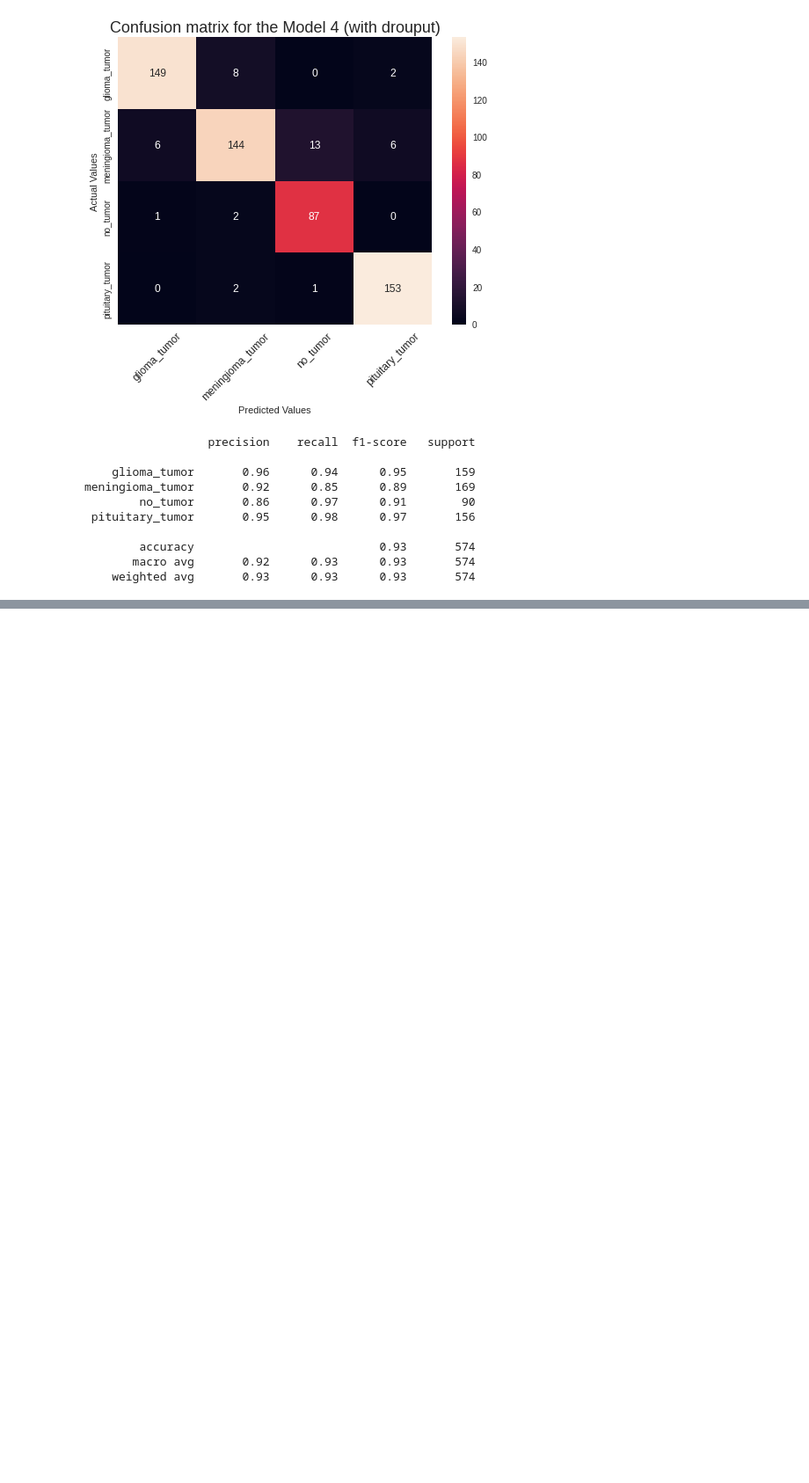
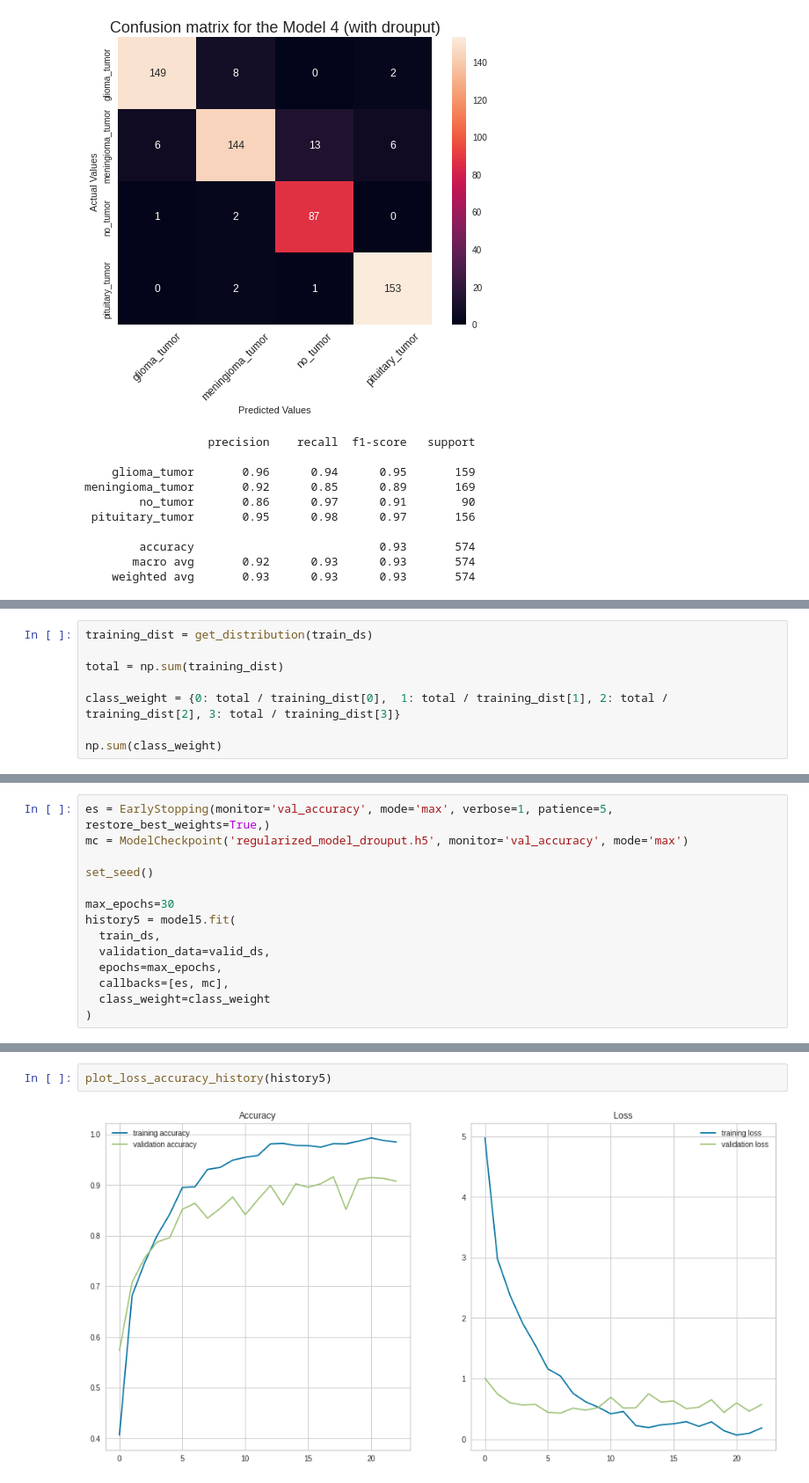
Before and after one commit to bori00/BrainTumorClassification, a Jupyter notebook: BrainTumorClassification.ipynb, the cells around one changed output, grey strips where cells are left out. Shown at 88% size. Cells and saved outputs as stored; diff of their text form; blank space fills up the shorter version.

Commit message:
try applying class weights

```diff
--- a/BrainTumorClassification.ipynb
+++ b/BrainTumorClassification.ipynb
@@ -668,0 +714,8 @@ meningioma_tumor       0.92      0.85      0.89       169
+# %%
+training_dist = get_distribution(train_ds)
+
+total = np.sum(training_dist)
+
+class_weight = {0: total / training_dist[0],  1: total / training_dist[1], 2: total / training_dist[2], 3: total / training_dist[3]}
+
+np.sum(class_weight)
@@ -668,0 +727,14 @@ meningioma_tumor       0.92      0.85      0.89       169
+# %%
+es = EarlyStopping(monitor='val_accuracy', mode='max', verbose=1, patience=5, restore_best_weights=True,)
+mc = ModelCheckpoint('regularized_model_drouput.h5', monitor='val_accuracy', mode='max')
+
+set_seed()
+
+max_epochs=30
+history5 = model5.fit(
+  train_ds,
+  validation_data=valid_ds,
+  epochs=max_epochs,
+  callbacks=[es, mc],
+  class_weight=class_weight
+)
@@ -668,0 +759,4 @@ meningioma_tumor       0.92      0.85      0.89       169
+# %%
+plot_loss_accuracy_history(history5)
+# %% [output]
+[figure, added]
```
Also changed, not shown: parts of 5 cells of this notebook.
